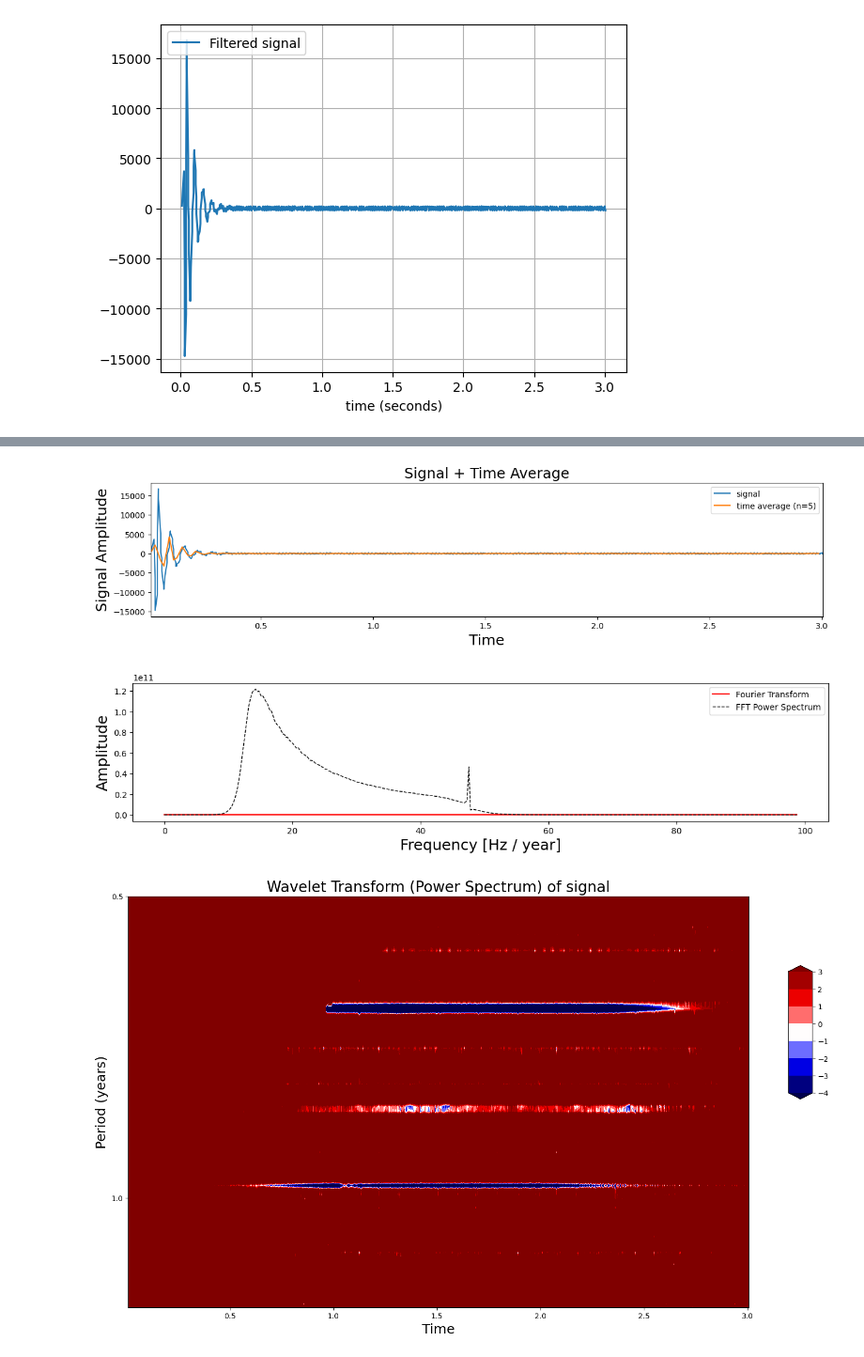
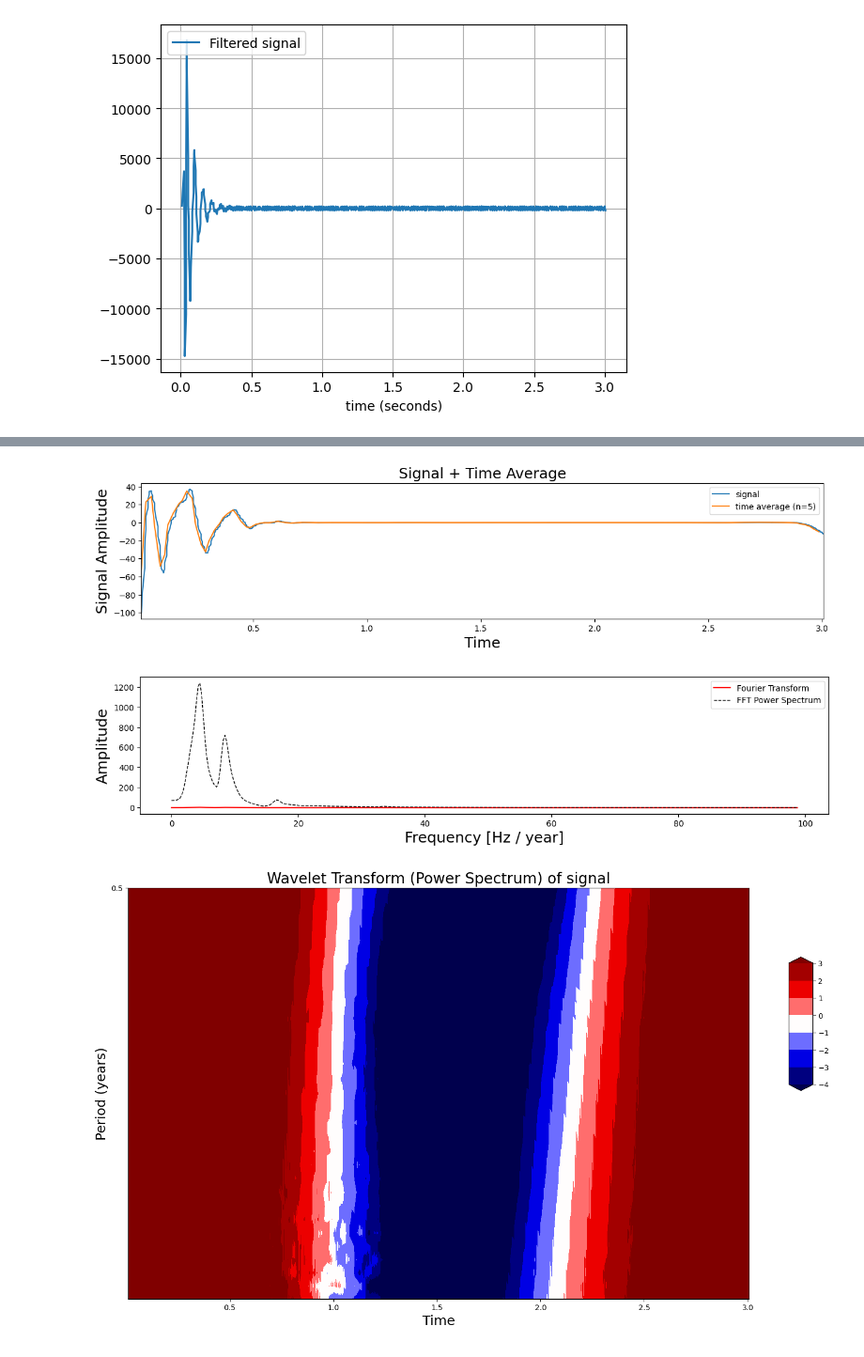
Before and after one commit to rachelkiiii/crux_project, a Jupyter notebook: src/preprocessing.ipynb, the cells around one changed output, grey strips where cells are left out. Shown: that part at 94% size. Drawn from its saved outputs; the diff is of its cells as text; code cells hidden in the pictures.

Commit message:
Progress with Discrete and Continuous Wavelet Transforms

```diff
--- a/src/preprocessing.ipynb
+++ b/src/preprocessing.ipynb
@@ -157,11 +135,11 @@ plt.show()
 [figure]
 # %%
 # Wavelet Packet Transform
-# TODO: figure out how to filter specific frequencies. currently we're just taking the lower 50% of frequencies
-# maybe this: https://stackoverflow.com/questions/54619107/how-to-combine-wavelet-transform-and-frequency-filtering
-# or this: https://stackoverflow.com/questions/6493796/eeg-wavelet-analysis?rq=1
 
 import pywt
 
-wp = pywt.WaveletPacket(data=y, wavelet='db4', mode='symmetric')
+lvl=6
+wvlet='db6'
+
+wp = pywt.WaveletPacket(data=y, wavelet=wvlet, mode='symmetric')
 # %%
@@ -228,0 +160,13 @@ plt.show()
+# %%
+new_wp = pywt.WaveletPacket(data=None, wavelet=wvlet, mode='symmetric')
+
+# Add 0-30 Hz.
+# TODO: Figure out how to get Mu (8-14 Hz) and Beta (15-30 Hz).
+# currently running into an error with maximum decomposition level
+
+new_wp['aaaaaa'] = wp['aaaaaa'].data
+new_wp['aaaaad'] = wp['aaaaad'].data
+
+filtered = new_wp.reconstruct(update=False)
+
+plt.plot(filtered)
@@ -296,6 +189,6 @@ def plot_fft_plus_power(ax, time, signal, plot_direction='horizontal', yticks=No
 # %%
 def plot_wavelet(time, signal, scales,
-                 waveletname = 'cmor',
+                 waveletname = 'cmor1.5-1', # bandwidth frequency, center frequency. but don't know what that means so lets just try this
                  cmap = plt.cm.seismic,
                  title = 'Wavelet Transform (Power Spectrum) of signal',
                  ylabel = 'Period (years)',
@@ -324,7 +217,25 @@ def plot_wavelet(time, signal, scales,
 
     cbar_ax = fig.add_axes([0.95, 0.5, 0.03, 0.25])
     fig.colorbar(im, cax=cbar_ax, orientation="vertical")
+
+
     plt.show()
+
+def get_ave_values(xvalues, yvalues, n = 5):
+    signal_length = len(xvalues)
+    if signal_length % n == 0:
+        padding_length = 0
+    else:
+        padding_length = n - signal_length//n % n
+    xarr = np.array(xvalues)
+    yarr = np.array(yvalues)
+    xarr.resize(signal_length//n, n)
+    yarr.resize(signal_length//n, n)
+    xarr_reshaped = xarr.reshape((-1,n))
+    yarr_reshaped = yarr.reshape((-1,n))
+    x_ave = xarr_reshaped[:,0]
+    y_ave = np.nanmean(yarr_reshaped, axis=1)
+    return x_ave, y_ave
 
 def plot_signal_plus_average(time, signal, average_over = 5):
     fig, ax = plt.subplots(figsize=(15, 3))
@@ -340,34 +251,34 @@ def plot_signal_plus_average(time, signal, average_over = 5):
 
 def get_fft_values(y_values, T, N, f_s):
     f_values = np.linspace(0.0, 1.0/(2.0*T), N//2)
     fft_values_ = fft(y_values)
     fft_values = 2.0/N * np.abs(fft_values_[0:N//2])
     return f_values, fft_values
 
 def plot_fft_plus_power(time, signal):
     dt = time[1] - time[0]
     N = len(signal)
     fs = 1/dt
 
     fig, ax = plt.subplots(figsize=(15, 3))
     variance = np.std(signal)**2
     f_values, fft_values = get_fft_values(signal, dt, N, fs)
     fft_power = variance * abs(fft_values) ** 2     # FFT power spectrum
     ax.plot(f_values, fft_values, 'r-', label='Fourier Transform')
     ax.plot(f_values, fft_power, 'k--', linewidth=1, label='FFT Power Spectrum')
     ax.set_xlabel('Frequency [Hz / year]', fontsize=18)
     ax.set_ylabel('Amplitude', fontsize=18)
     ax.legend()
     plt.show()
 
 time = t
-signal = y # rec[:-1] # extra value for some reason
+signal = filtered[:len(time)]
 
 scales = np.arange(1, 128)
 plot_signal_plus_average(time, signal)
 plot_fft_plus_power(time, signal)
 plot_wavelet(time, signal, scales)
 # %% [output]
-[figure, old version]
+[figure, new version]
-[figure, old version]
+[figure, new version]
-[figure, old version]
+[figure, new version]
```
Also changed, not shown: parts of 8 cells of this notebook.
